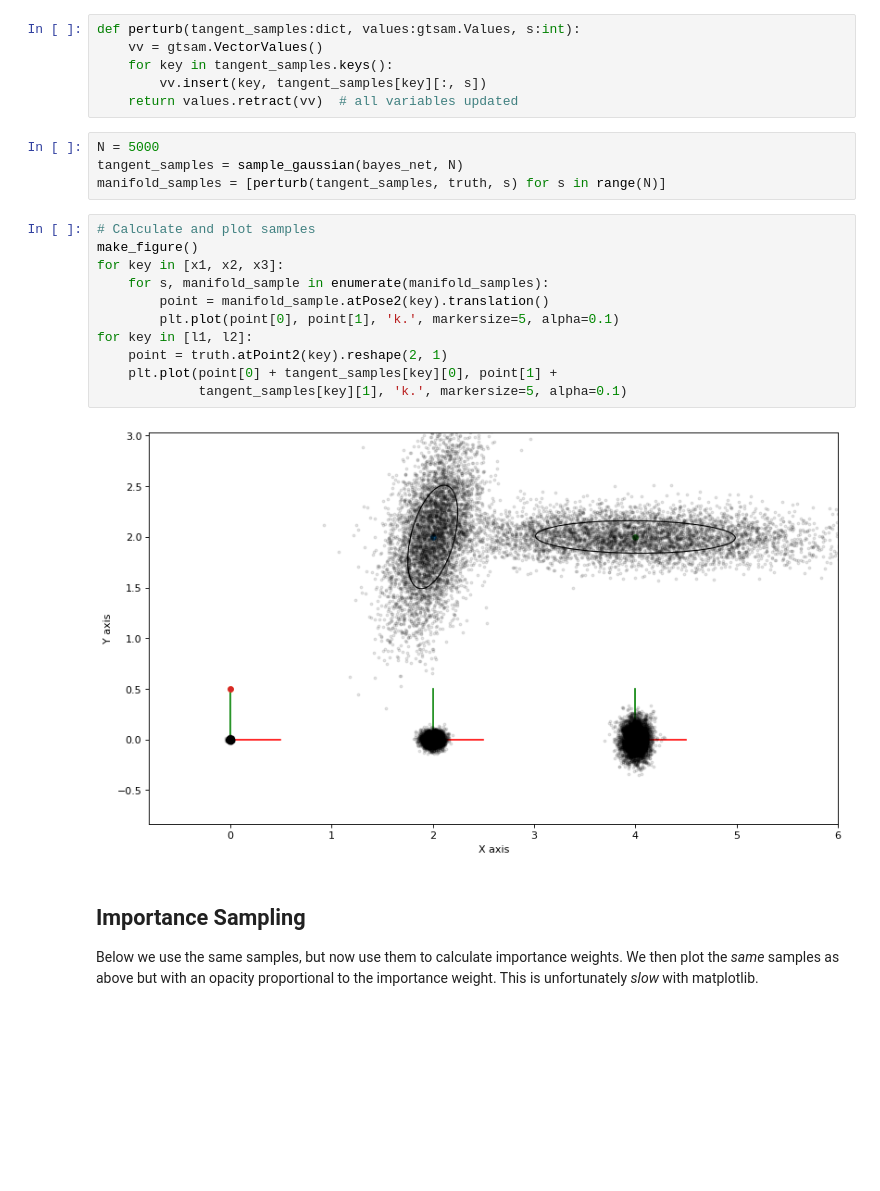
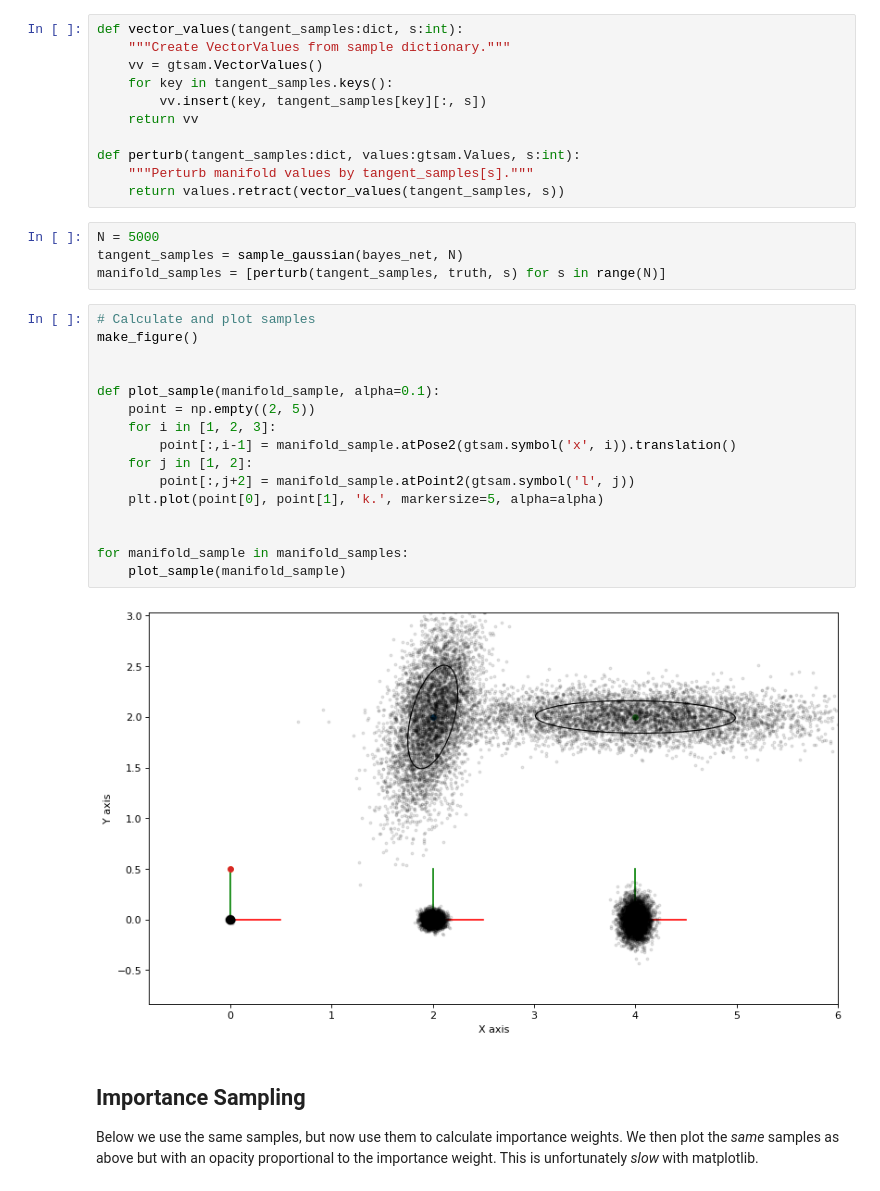
Before and after one commit to gtbook/gtsam-examples, a Jupyter notebook: PlanarSLAMExample_sampling.ipynb, the cells around one changed output. Drawn from its saved outputs; the diff is of its cells as text; blank space fills up the shorter version.

```diff
--- a/PlanarSLAMExample_sampling.ipynb
+++ b/PlanarSLAMExample_sampling.ipynb
@@ -123,28 +128,38 @@ def sample_gaussian(bn: gtsam.GaussianBayesNet, N):
 # %% [markdown]
 The above creates samples in the *tangent space*, which we then need to upgrade to the non-linear manifold:
 # %%
-def perturb(tangent_samples:dict, values:gtsam.Values, s:int):
+def vector_values(tangent_samples:dict, s:int):
+    """Create VectorValues from sample dictionary."""
     vv = gtsam.VectorValues()
     for key in tangent_samples.keys():
         vv.insert(key, tangent_samples[key][:, s])
-    return values.retract(vv)  # all variables updated
+    return vv
+
+def perturb(tangent_samples:dict, values:gtsam.Values, s:int):
+    """Perturb manifold values by tangent_samples[s]."""
+    return values.retract(vector_values(tangent_samples, s))
 # %%
 N = 5000
 tangent_samples = sample_gaussian(bayes_net, N)
 manifold_samples = [perturb(tangent_samples, truth, s) for s in range(N)]
-# %%
-# Calculate and plot samples
-make_figure()
-for key in [x1, x2, x3]:
-    for s, manifold_sample in enumerate(manifold_samples):
-        point = manifold_sample.atPose2(key).translation()
-        plt.plot(point[0], point[1], 'k.', markersize=5, alpha=0.1)
-for key in [l1, l2]:
-    point = truth.atPoint2(key).reshape(2, 1)
-    plt.plot(point[0] + tangent_samples[key][0], point[1] +
-             tangent_samples[key][1], 'k.', markersize=5, alpha=0.1)
-# %% [output]
-[figure, removed]
+# %%
+# Calculate and plot samples
+make_figure()
+
+
+def plot_sample(manifold_sample, alpha=0.1):
+    point = np.empty((2, 5))
+    for i in [1, 2, 3]:
+        point[:,i-1] = manifold_sample.atPose2(gtsam.symbol('x', i)).translation()
+    for j in [1, 2]:
+        point[:,j+2] = manifold_sample.atPoint2(gtsam.symbol('l', j))
+    plt.plot(point[0], point[1], 'k.', markersize=5, alpha=alpha)
+
+
+for manifold_sample in manifold_samples:
+    plot_sample(manifold_sample)
+# %% [output]
+[figure, added]
 # %% [markdown]
 ## Importance Sampling
 
```
Also changed, not shown: parts of 11 cells of this notebook.
